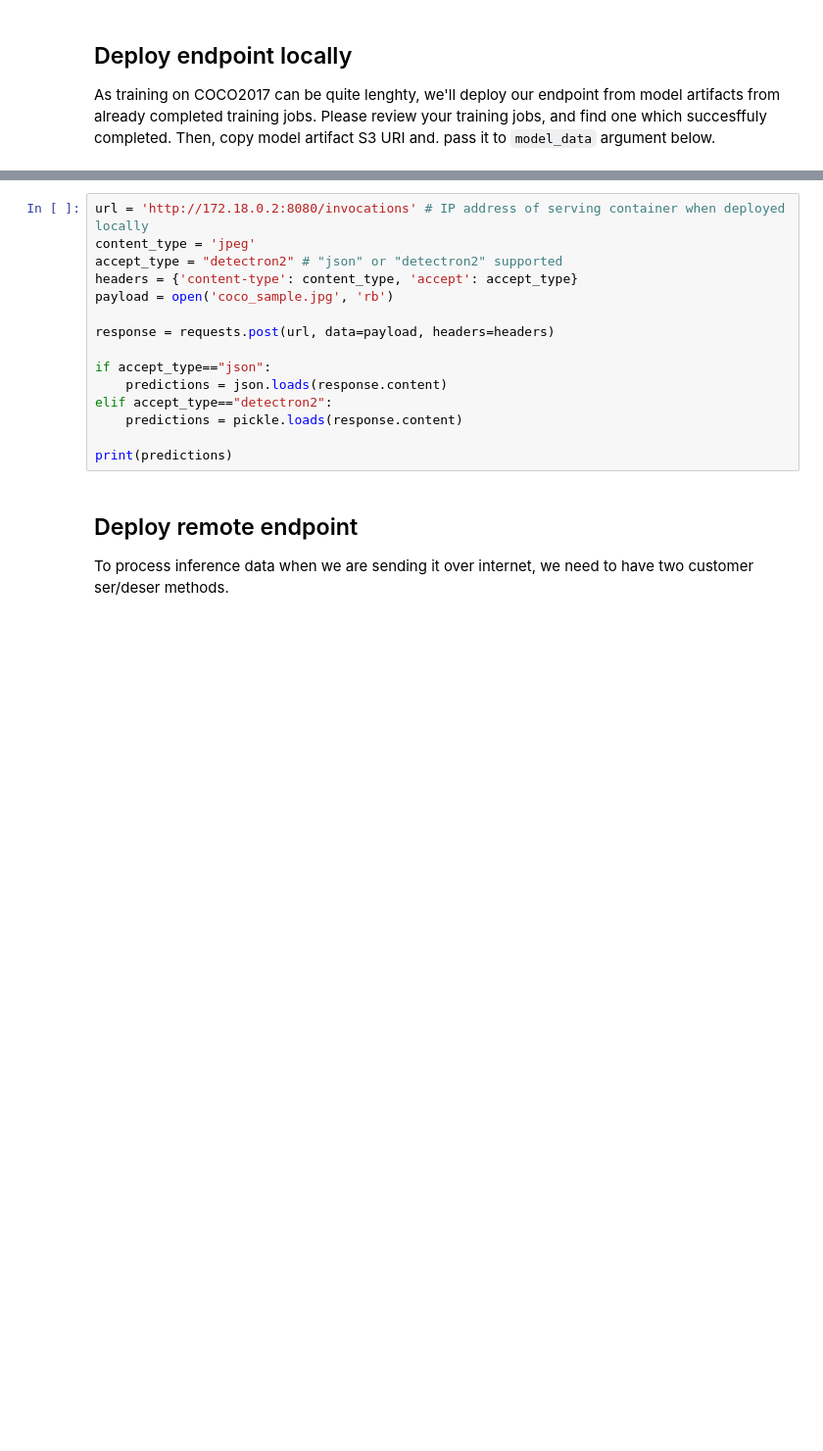
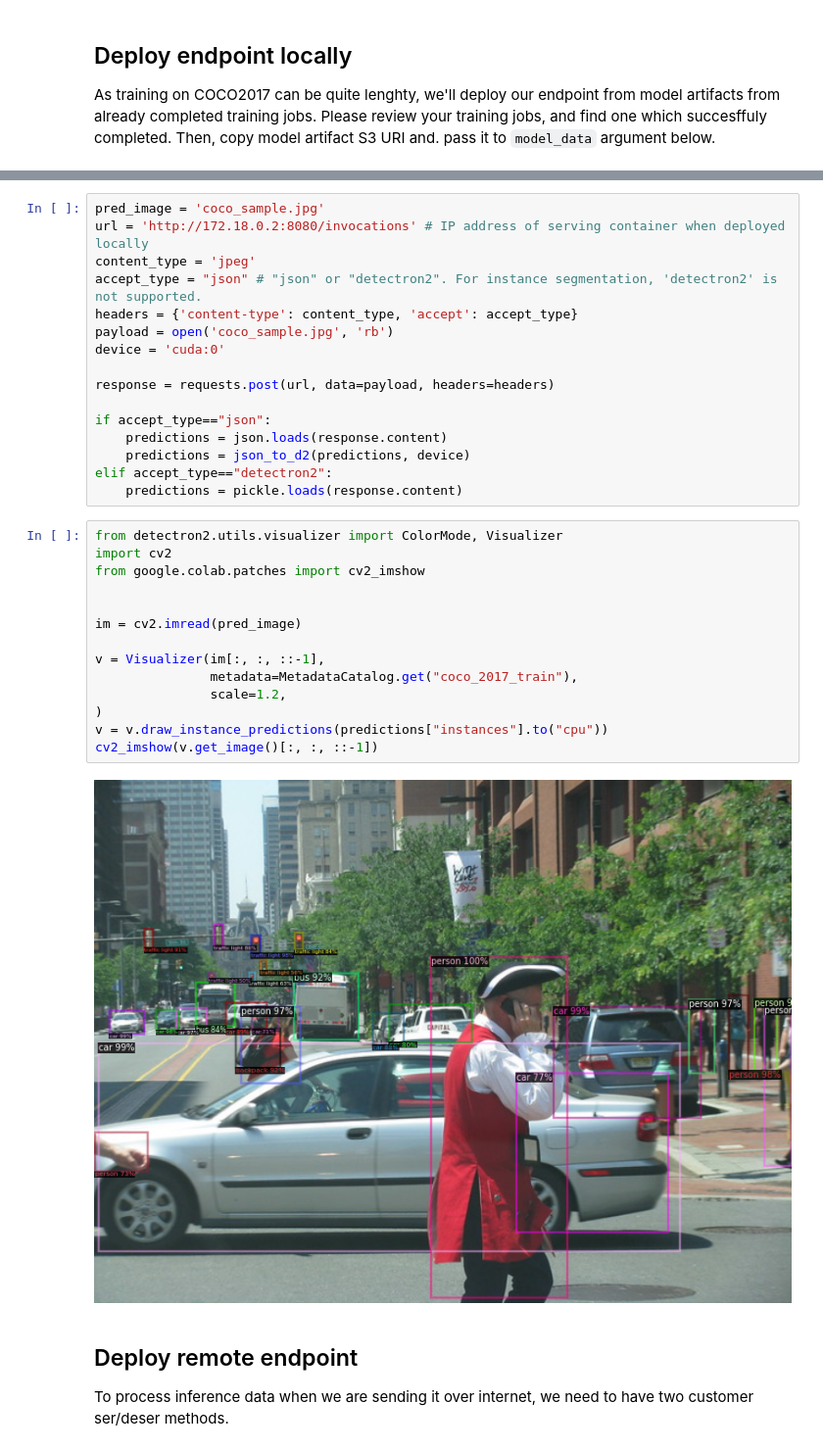
Before and after one commit to vdabravolski/detectron2-sagemaker, a Jupyter notebook: d2_byoc_coco2017_inference.ipynb, the cells around one changed output, grey strips where cells are left out. Shown at 98% size. Cells and saved outputs as stored; diff of their text form; blank space fills up the shorter version.

Commit message:
add json serialization and visualization

```diff
--- a/d2_byoc_coco2017_inference.ipynb
+++ b/d2_byoc_coco2017_inference.ipynb
@@ -144,20 +149,37 @@ predictor = model.deploy(
                          wait=False
                          )
 # %%
+pred_image = 'coco_sample.jpg'
 url = 'http://172.18.0.2:8080/invocations' # IP address of serving container when deployed locally
 content_type = 'jpeg'
-accept_type = "detectron2" # "json" or "detectron2" supported
+accept_type = "json" # "json" or "detectron2". For instance segmentation, 'detectron2' is not supported.
 headers = {'content-type': content_type, 'accept': accept_type}
 payload = open('coco_sample.jpg', 'rb')
+device = 'cuda:0'
 
 response = requests.post(url, data=payload, headers=headers)
 
 if accept_type=="json":
     predictions = json.loads(response.content)
+    predictions = json_to_d2(predictions, device)
 elif accept_type=="detectron2":
     predictions = pickle.loads(response.content)
-
-print(predictions)
+# %%
+from detectron2.utils.visualizer import ColorMode, Visualizer
+import cv2
+from google.colab.patches import cv2_imshow
+
+
+im = cv2.imread(pred_image)
+
+v = Visualizer(im[:, :, ::-1],
+               metadata=MetadataCatalog.get("coco_2017_train"),
+               scale=1.2,
+)
+v = v.draw_instance_predictions(predictions["instances"].to("cpu"))
+cv2_imshow(v.get_image()[:, :, ::-1])
+# %% [output]
+[figure, added]
 # %% [markdown]
 ## Deploy remote endpoint
 
```
Also changed, not shown: parts of 12 cells of this notebook, 2 other files.
